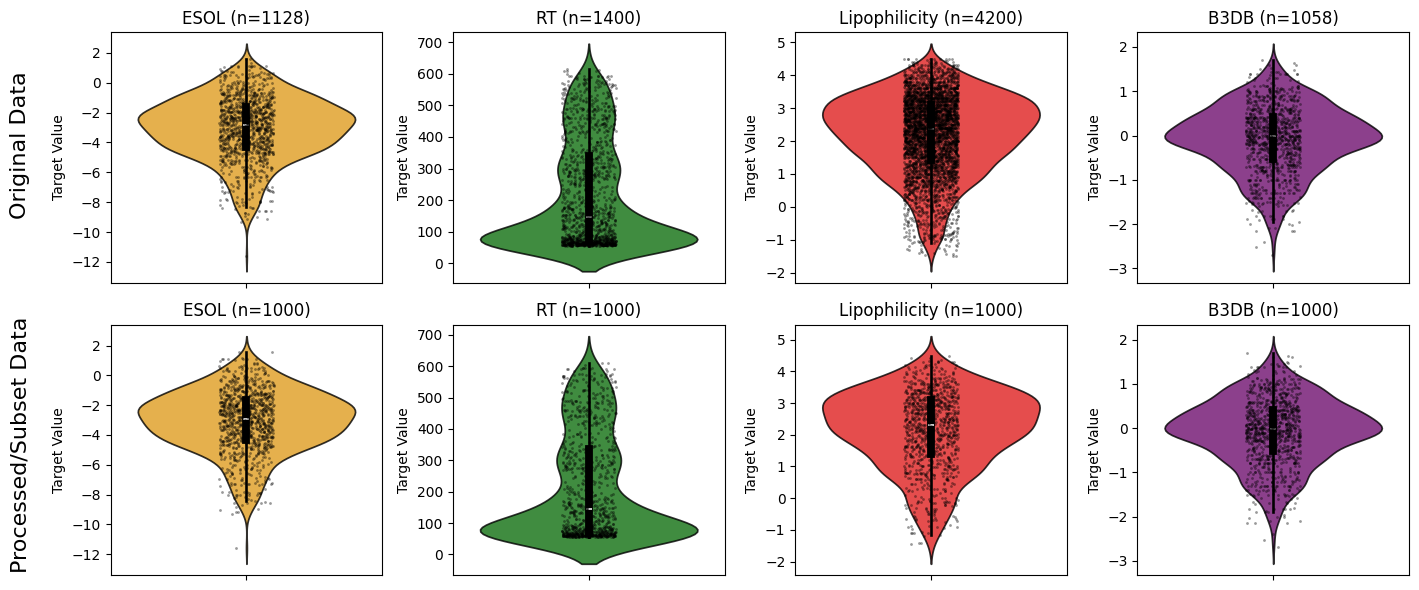
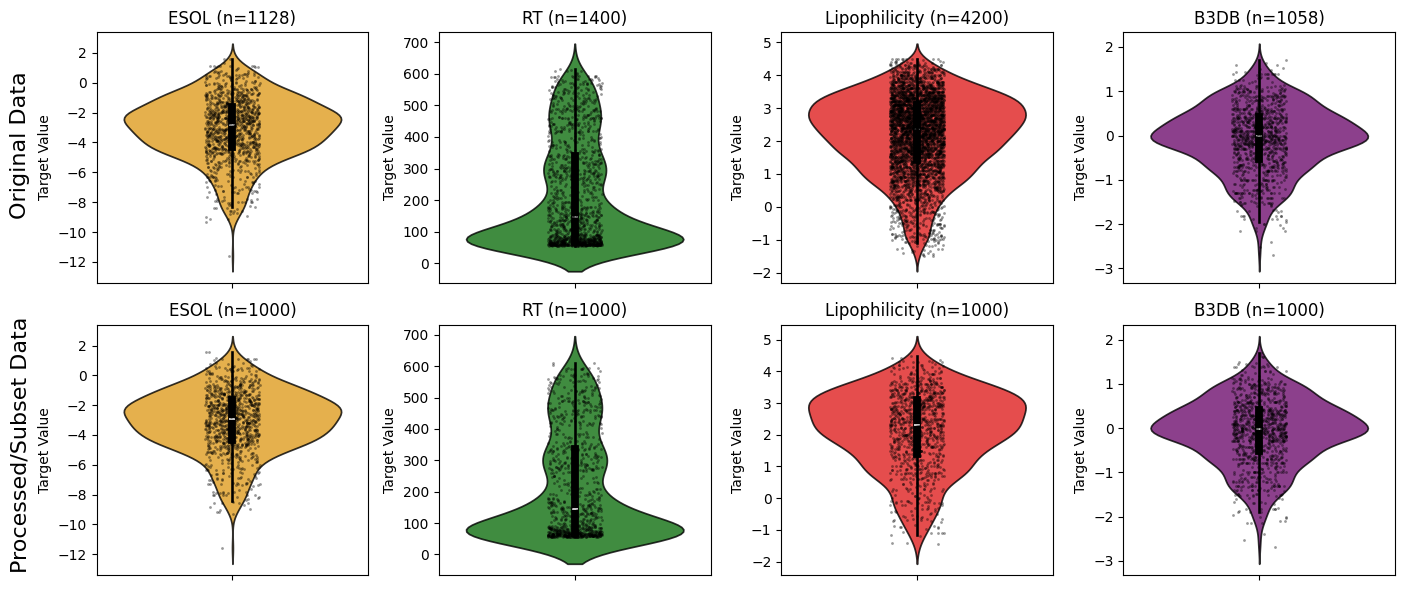
Unified diff of the notebook cell whose output changed from the first chart to the second:
--- before
+++ after
@@ -30,8 +30,8 @@
             b3db_data_raw, b3db_data_processed,
             "B3DB", "purple")
+# Add row titles
+fig.text(0, 0.75, "Original Data", fontsize=16, rotation=90, va='center')
+fig.text(0, 0.25, "Processed/Subset Data", fontsize=16, rotation=90, va='center')
 plt.tight_layout()
-# Add row titles
-fig.text(-0.01, 0.75, "Original Data", fontsize=16, rotation=90, va='center')
-fig.text(-0.01, 0.25, "Processed/Subset Data", fontsize=16, rotation=90, va='center')
 plt.savefig(f"results/EDA_Plot.png", dpi=300)
 plt.show()

Commit: updated EDA analysis notebook and results